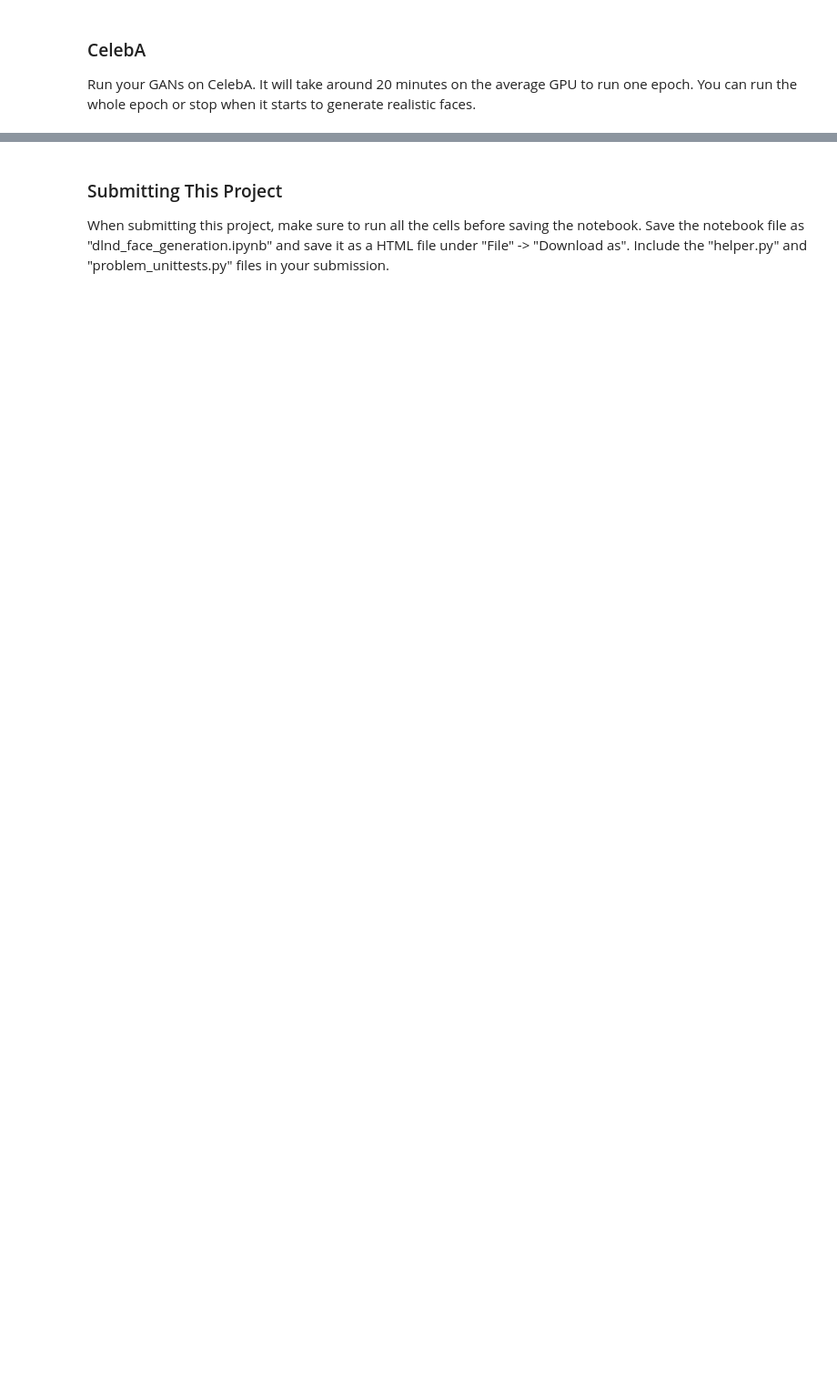
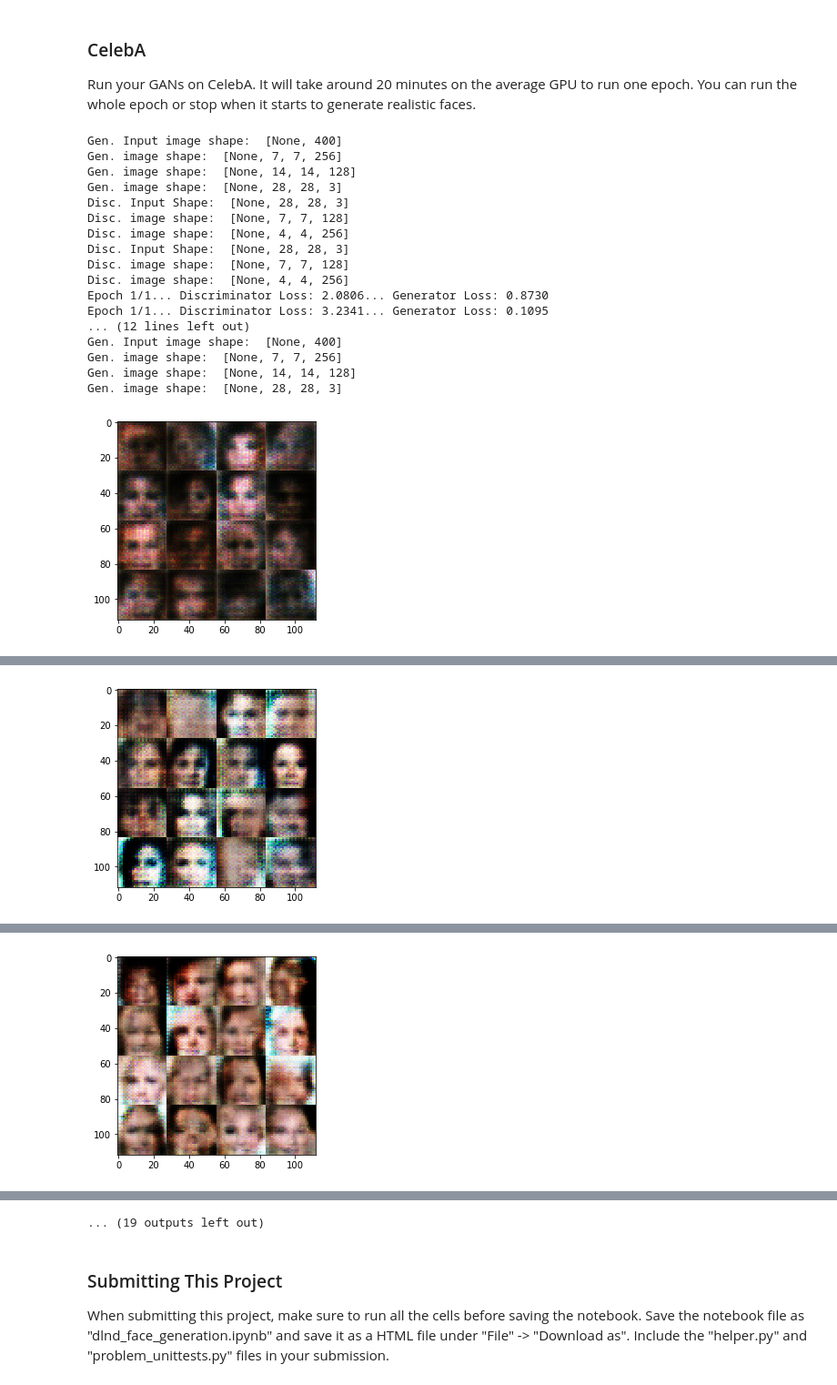
Before and after one commit to sdux/UDACITY_AI_FOUNDATIONS_DCGAN, a Jupyter notebook: dlnd_face_generation.ipynb, the cells around one changed output, grey strips where cells are left out. Shown at 91% size. Cells and saved outputs as stored; diff of their text form; code cells hidden in the pictures; blank space fills up the shorter version.

Commit message:
first sub

```diff
--- a/dlnd_face_generation.ipynb
+++ b/dlnd_face_generation.ipynb
@@ -371,25 +358,31 @@ def train(epoch_count, batch_size, z_dim, learning_rate, beta1, get_batches, dat
     :param data_image_mode: The image mode to use for images ("RGB" or "L")
     """
     # TODO: Build Model
-    #saver = tf.train.Saver()
+
     sample_z = np.random.uniform(-1, 1, size=(72, z_dim))
 
     samples, losses = [], []
     steps = 0
+    print_every=10
+    show_every=100
+    figsize=(5,5)
+    first_pass = True
 
     # Inputs
-    input_real, input_z, learning_rate = model_inputs(data_shape[1], data_shape[2], data_shape[3], z_dim)
+    input_real, input_z, learn_rate = model_inputs(data_shape[1], data_shape[2], data_shape[3], z_dim)
 
     # Loss
     d_loss, g_loss = model_loss(input_real, input_z, data_shape[3])
 
     # Optimizers
-    d_opt, g_opt = model_opt(d_loss, g_loss, learning_rate, beta1)
+    d_opt, g_opt = model_opt(d_loss, g_loss, learn_rate, beta1)
 
     with tf.Session() as sess:
         sess.run(tf.global_variables_initializer())
         for epoch_i in range(epoch_count):
             for batch_images in get_batches(batch_size):
+
+                batch_images = batch_images*2
                 # TODO: Train Model
                 steps +=1
 
@@ -397,15 +390,15 @@ def train(epoch_count, batch_size, z_dim, learning_rate, beta1, get_batches, dat
                 batch_z = np.random.uniform(-1, 1, size=(batch_size,z_dim))
 
                 #Step 2. Run Optimizers
-                _ = sess.run(d_opt, feed_dict={input_real:get_batches, input_z: batch_z, learning_rate:learning_rate})
-                _ = sess.run(g_opt, feed_dict={input_z:batch_z, input_real: get_batches})
+                _ = sess.run(d_opt, feed_dict={input_real:batch_images, input_z: batch_z, learn_rate:learning_rate})
+                _ = sess.run(g_opt, feed_dict={input_z:batch_z, input_real: batch_images, learn_rate:learning_rate})
 
                 if steps % print_every == 0:
                     # At the end of each epoch, get the losses and print them out
-                    train_loss_d = d_loss.eval({input_z: batch_z, input_real: x})
+                    train_loss_d = d_loss.eval({input_z: batch_z, input_real: batch_images})
                     train_loss_g = g_loss.eval({input_z: batch_z})
 
-                    print("Epoch {}/{}...".format(e+1, epochs),
+                    print("Epoch {}/{}...".format(epoch_i+1, epoch_count),
                           "Discriminator Loss: {:.4f}...".format(train_loss_d),
                           "Generator Loss: {:.4f}".format(train_loss_g))
                     # Save losses to view after training
@@ -413,18 +406,22 @@ def train(epoch_count, batch_size, z_dim, learning_rate, beta1, get_batches, dat
 
                 if steps % show_every == 0:
                     gen_samples = sess.run(
-                                   generator(input_z, 3, reuse=True, training=False),
+                                   generator(input_z, data_shape[3], is_train=False),
                                    feed_dict={input_z: sample_z})
                     samples.append(gen_samples)
-                    _ = view_samples(-1, samples, 6, 12, figsize=figsize)
-                    plt.show()
-
-        saver.save(sess, './checkpoints/generator.ckpt')
+                    show_generator_output(sess,16,input_z,data_shape[3],data_image_mode)
+                else if first_pass:
+                    show_generator_output(sess,16,input_z,data_shape[3],data_image_mode)
+                    first_pass=False
+        #saver = tf.train.Saver()
+        #saver.save(sess, './checkpoints/generator.ckpt')
 
     with open('samples.pkl', 'wb') as f:
         pkl.dump(samples, f)
+    with open('losses.pkl', 'wb') as f:
+        pkl.dump(losses, f)
 
-    return losses, samples
+    return
 # %% [markdown]
 ### MNIST
 Test your GANs architecture on MNIST.  After 2 epochs, the GANs should be able to generate images that look like handwritten digits.  Make sure the loss of the generator is lower than the loss of the discriminator or close to 0.
@@ -472,18 +562,37 @@ TypeError: float() argument must be a string or a number, not 'method'
 ### CelebA
 Run your GANs on CelebA.  It will take around 20 minutes on the average GPU to run one epoch.  You can run the whole epoch or stop when it starts to generate realistic faces.
 # %%
-batch_size = None
-z_dim = None
-learning_rate = None
-beta1 = None
+batch_size = 128
+z_dim = 400
+learning_rate = 0.002
+beta1 = 0.3
 
 
 """
 DON'T MODIFY ANYTHING IN THIS CELL THAT IS BELOW THIS LINE
 """
 epochs = 1
 
 celeba_dataset = helper.Dataset('celeba', glob(os.path.join(data_dir, 'img_align_celeba/*.jpg')))
 with tf.Graph().as_default():
     train(epochs, batch_size, z_dim, learning_rate, beta1, celeba_dataset.get_batches,
           celeba_dataset.shape, celeba_dataset.image_mode)
+# %% [output]
+Gen. Input image shape:  [None, 400]
+Gen. image shape:  [None, 7, 7, 256]
+Gen. image shape:  [None, 14, 14, 128]
+Gen. image shape:  [None, 28, 28, 3]
+Disc. Input Shape:  [None, 28, 28, 3]
+Disc. image shape:  [None, 7, 7, 128]
+Disc. image shape:  [None, 4, 4, 256]
+Disc. Input Shape:  [None, 28, 28, 3]
+Disc. image shape:  [None, 7, 7, 128]
+Disc. image shape:  [None, 4, 4, 256]
+Epoch 1/1... Discriminator Loss: 2.0806... Generator Loss: 0.8730
+Epoch 1/1... Discriminator Loss: 3.2341... Generator Loss: 0.1095
+... (12 lines left out)
+Gen. Input image shape:  [None, 400]
+Gen. image shape:  [None, 7, 7, 256]
+Gen. image shape:  [None, 14, 14, 128]
+Gen. image shape:  [None, 28, 28, 3]
+[figure, added]
@@ -489,0 +617 @@ with tf.Graph().as_default():
+[figure, added]
@@ -489,0 +636 @@ with tf.Graph().as_default():
+[figure, added]
@@ -490,3 +694,4 @@ with tf.Graph().as_default():
+... (19 outputs left out)
 # %% [markdown]
 ### Submitting This Project
 When submitting this project, make sure to run all the cells before saving the notebook. Save the notebook file as "dlnd_face_generation.ipynb" and save it as a HTML file under "File" -> "Download as". Include the "helper.py" and "problem_unittests.py" files in your submission.
```
Also changed, not shown: parts of 8 cells of this notebook.
